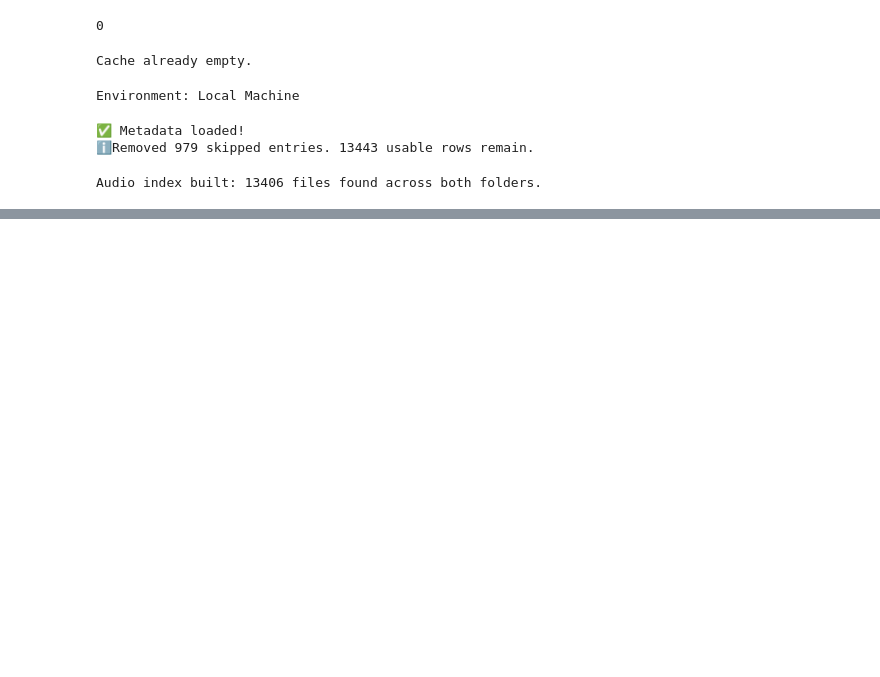
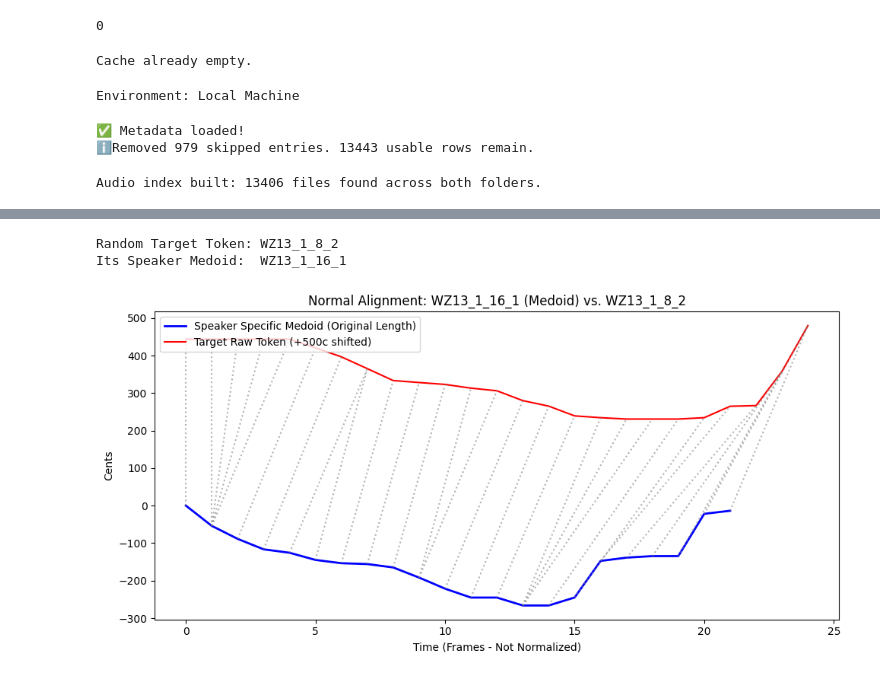
Before and after one commit to jerperkins/zhuang-dialect-analysis, a Jupyter notebook: CSC575ZhuangProject.ipynb, the cells around one changed output, grey strips where cells are left out. Cells and saved outputs as stored; diff of their text form; code cells hidden in the pictures; blank space fills up the shorter version.

```diff
--- a/CSC575ZhuangProject.ipynb
+++ b/CSC575ZhuangProject.ipynb
@@ -686,0 +1010,37 @@ VBox(children=(HTML(value='<b>Left Column Filters</b>'), HBox(children=(Dropdown
+# %%
+# Plot a random NORMAL token (not an outlier) against its Speaker Medoid to see a clean alignment example
+import random
+import numpy as np
+
+# 1. Get a list of just the outlier filenames so we can avoid them
+outlier_names = [item[0] for item in wz_outliers]
+
+# 2. Filter the main list to keep only the "normal" tokens
+normal_tokens = [fname for fname in clean_filenames if fname not in outlier_names]
+
+# 3. Pick one at random
+random_target = random.choice(normal_tokens)
+
+# 4. Lookup properties
+lookup = plotting_refs[random_target]
+raw_target_contour = lookup['raw']
+its_speaker_medoid = lookup['medoid']
+
+# 5. Reverse-lookup the medoid's actual filename!
+# The medoid is simply the file whose 'raw' contour is identical to the 'medoid' contour
+medoid_filename = "Unknown Medoid"
+for fname, refs in plotting_refs.items():
+    if np.array_equal(refs['raw'], its_speaker_medoid):
+        medoid_filename = fname
+        break
+
+print(f"Random Target Token: {random_target}")
+print(f"Its Speaker Medoid:  {medoid_filename}")
+
+# 6. Plot it!
+plot_title = f"Normal Alignment: {medoid_filename} (Medoid) vs. {random_target}"
+plot_dtw_single_axis(its_speaker_medoid, raw_target_contour, plot_title)
+# %% [output]
+Random Target Token: WZ13_1_8_2
+Its Speaker Medoid:  WZ13_1_16_1
+[figure, added]
```
Also changed, not shown: parts of 18 cells of this notebook.
